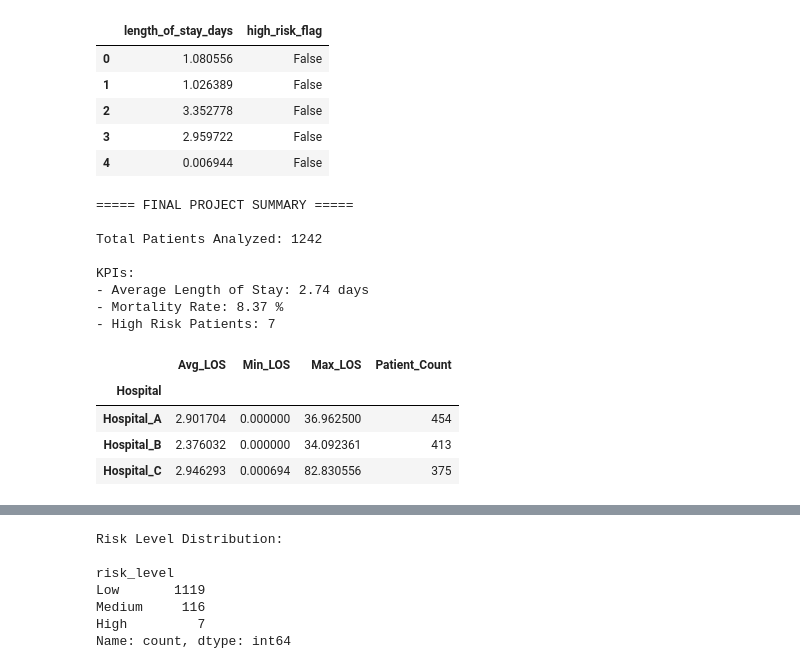
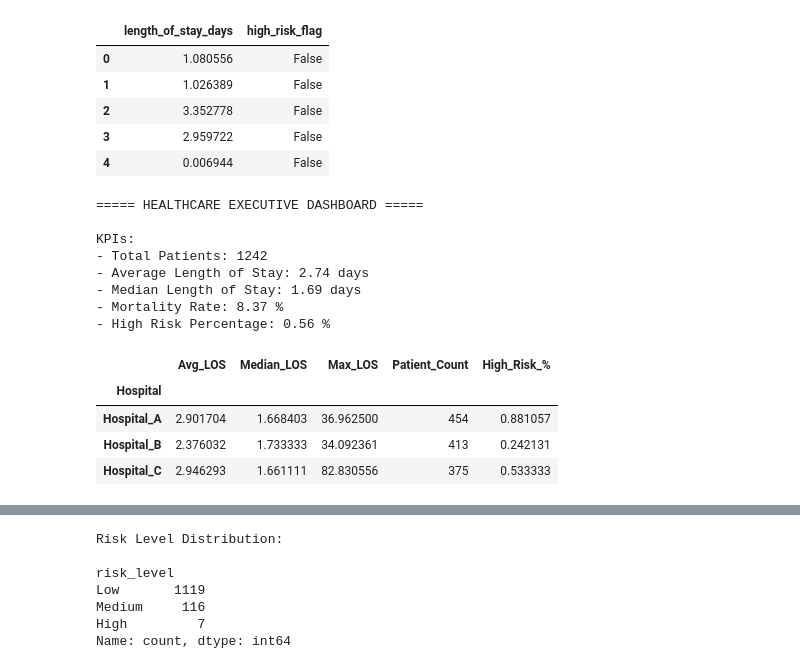
Before and after one commit to RanaAAAli/EHR-Data-Analysis-Project, a Jupyter notebook: Healthcare_EHR_Data_Analysis.ipynb, the cells around one changed output, grey strips where cells are left out. Drawn from its saved outputs; the diff is of its cells as text; code cells hidden in the pictures.

```diff
--- a/Healthcare_EHR_Data_Analysis.ipynb
+++ b/Healthcare_EHR_Data_Analysis.ipynb
@@ -199,38 +199,46 @@ df_cleaned[['length_of_stay_days', 'high_risk_flag']].head()
 | 3 | 2.959722 | False |
 | 4 | 0.006944 | False |
 # %%
-print("===== FINAL PROJECT SUMMARY =====")
+print("===== HEALTHCARE EXECUTIVE DASHBOARD =====")
 
-print("\nTotal Patients Analyzed:", df_final['patienthealthsystemstayid'].nunique())
+total_patients = df_final['patienthealthsystemstayid'].nunique()
+avg_los = df_final['length_of_stay_days'].mean()
+median_los = df_final['length_of_stay_days'].median()
 
-avg_los = df_final['length_of_stay_days'].mean()
-mortality = (df_final['hospitaldischargestatus'] == 'Expired').mean() * 100
-high_risk = df_final[df_final['risk_level'] == 'High'].shape[0]
+mortality_rate = (df_final['hospitaldischargestatus'] == 'Expired').mean() * 100
+
+readmission_risk = (df_final['risk_level'] == 'High').mean() * 100
 
 print("\nKPIs:")
+print("- Total Patients:", total_patients)
 print("- Average Length of Stay:", round(avg_los, 2), "days")
-print("- Mortality Rate:", round(mortality, 2), "%")
-print("- High Risk Patients:", high_risk)
+print("- Median Length of Stay:", round(median_los, 2), "days")
+print("- Mortality Rate:", round(mortality_rate, 2), "%")
+print("- High Risk Percentage:", round(readmission_risk, 2), "%")
 # %% [output]
-===== FINAL PROJECT SUMMARY =====
-
-Total Patients Analyzed: 1242
+===== HEALTHCARE EXECUTIVE DASHBOARD =====
 
 KPIs:
+- Total Patients: 1242
 - Average Length of Stay: 2.74 days
+- Median Length of Stay: 1.69 days
 - Mortality Rate: 8.37 %
-- High Risk Patients: 7
+- High Risk Percentage: 0.56 %
 # %%
-hospital_summary = df_final.groupby("Hospital").agg({
-    "length_of_stay_days": ["mean", "min", "max"],
-    "patienthealthsystemstayid": "count"
+hospital_kpis = df_final.groupby("Hospital").agg({
+    "length_of_stay_days": ["mean", "median", "max"],
+    "patienthealthsystemstayid": "count",
+    "risk_level": lambda x: (x == "High").mean() * 100
 })
 
-hospital_summary.columns = ["Avg_LOS", "Min_LOS", "Max_LOS", "Patient_Count"]
-hospital_summary
+hospital_kpis.columns = [
+    "Avg_LOS", "Median_LOS", "Max_LOS", "Patient_Count", "High_Risk_%"
+]
+
+hospital_kpis
 # %% [output]
-|  | Avg_LOS | Min_LOS | Max_LOS | Patient_Count |
-| Hospital |  |  |  |  |
-| Hospital_A | 2.901704 | 0.000000 | 36.962500 | 454 |
-| Hospital_B | 2.376032 | 0.000000 | 34.092361 | 413 |
-| Hospital_C | 2.946293 | 0.000694 | 82.830556 | 375 |
+|  | Avg_LOS | Median_LOS | Max_LOS | Patient_Count | High_Risk_% |
+| Hospital |  |  |  |  |  |
+| Hospital_A | 2.901704 | 1.668403 | 36.962500 | 454 | 0.881057 |
+| Hospital_B | 2.376032 | 1.733333 | 34.092361 | 413 | 0.242131 |
+| Hospital_C | 2.946293 | 1.661111 | 82.830556 | 375 | 0.533333 |
```
Also changed, not shown: parts of 5 cells of this notebook.
